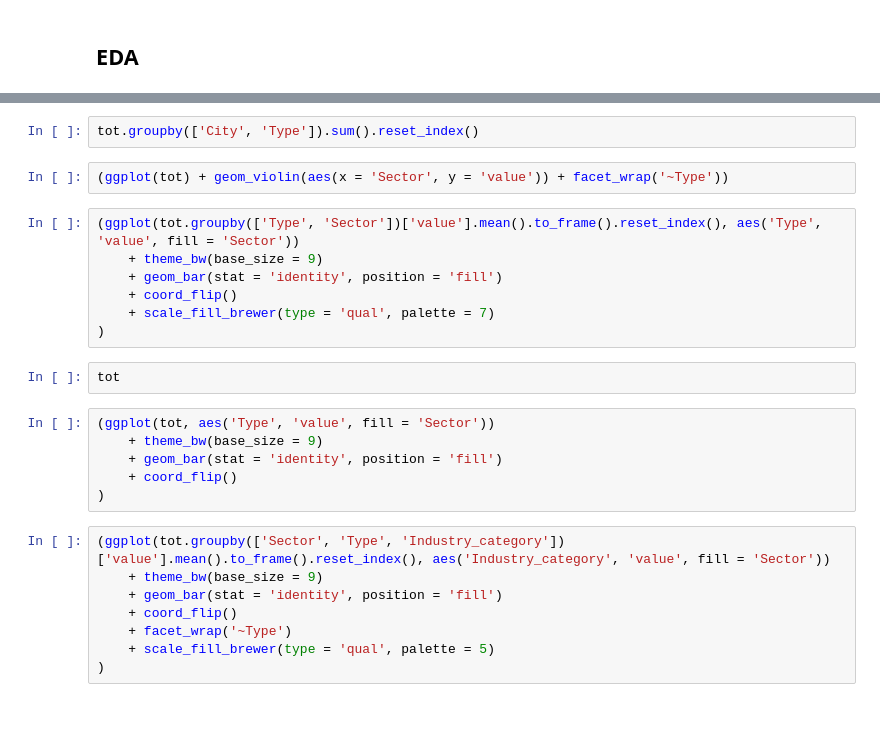
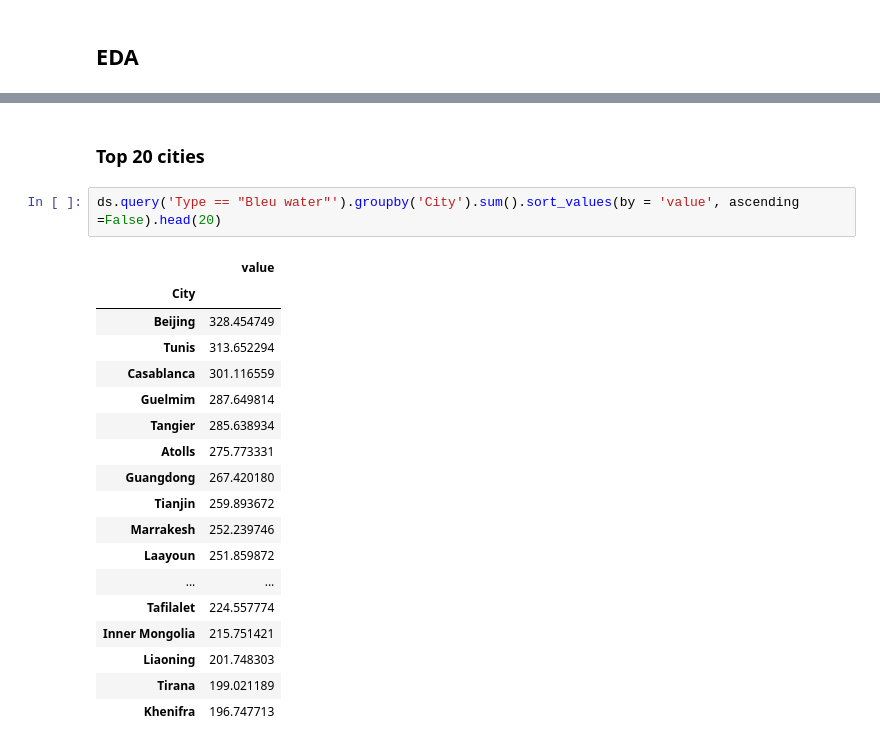
Before and after one commit to mohamed-hachaichi/Virtual_Water_Project, a Jupyter notebook: Code/Code.ipynb, the cells around one changed output, grey strips where cells are left out. Drawn from its saved outputs; the diff is of its cells as text; blank space fills up the shorter version.

```diff
--- a/Code/Code.ipynb
+++ b/Code/Code.ipynb
@@ -866,27 +859,23 @@ ds
-# %%
-tot.groupby(['City', 'Type']).sum().reset_index()
-# %%
-(ggplot(tot) + geom_violin(aes(x = 'Sector', y = 'value')) + facet_wrap('~Type'))
-# %%
-(ggplot(tot.groupby(['Type', 'Sector'])['value'].mean().to_frame().reset_index(), aes('Type', 'value', fill = 'Sector'))
-    + theme_bw(base_size = 9)
-    + geom_bar(stat = 'identity', position = 'fill')
-    + coord_flip()
-    + scale_fill_brewer(type = 'qual', palette = 7)
-)
-# %%
-tot
-# %%
-(ggplot(tot, aes('Type', 'value', fill = 'Sector'))
-    + theme_bw(base_size = 9)
-    + geom_bar(stat = 'identity', position = 'fill')
-    + coord_flip()
-)
-# %%
-(ggplot(tot.groupby(['Sector', 'Type', 'Industry_category'])['value'].mean().to_frame().reset_index(), aes('Industry_category', 'value', fill = 'Sector'))
-    + theme_bw(base_size = 9)
-    + geom_bar(stat = 'identity', position = 'fill')
-    + coord_flip()
-    + facet_wrap('~Type')
-    + scale_fill_brewer(type = 'qual', palette = 5)
-)
+# %% [markdown]
+### Top 20 cities
+# %%
+ds.query('Type == "Bleu water"').groupby('City').sum().sort_values(by = 'value', ascending =False).head(20)
+# %% [output]
+|  | value |
+| City |  |
+| Beijing | 328.454749 |
+| Tunis | 313.652294 |
+| Casablanca | 301.116559 |
+| Guelmim | 287.649814 |
+| Tangier | 285.638934 |
+| Atolls | 275.773331 |
+| Guangdong | 267.420180 |
+| Tianjin | 259.893672 |
+| Marrakesh | 252.239746 |
+| Laayoun | 251.859872 |
+| ... | ... |
+| Tafilalet | 224.557774 |
+| Inner Mongolia | 215.751421 |
+| Liaoning | 201.748303 |
+| Tirana | 199.021189 |
+| Khenifra | 196.747713 |
```
Also changed, not shown: parts of 4 cells of this notebook, 6 other files.
